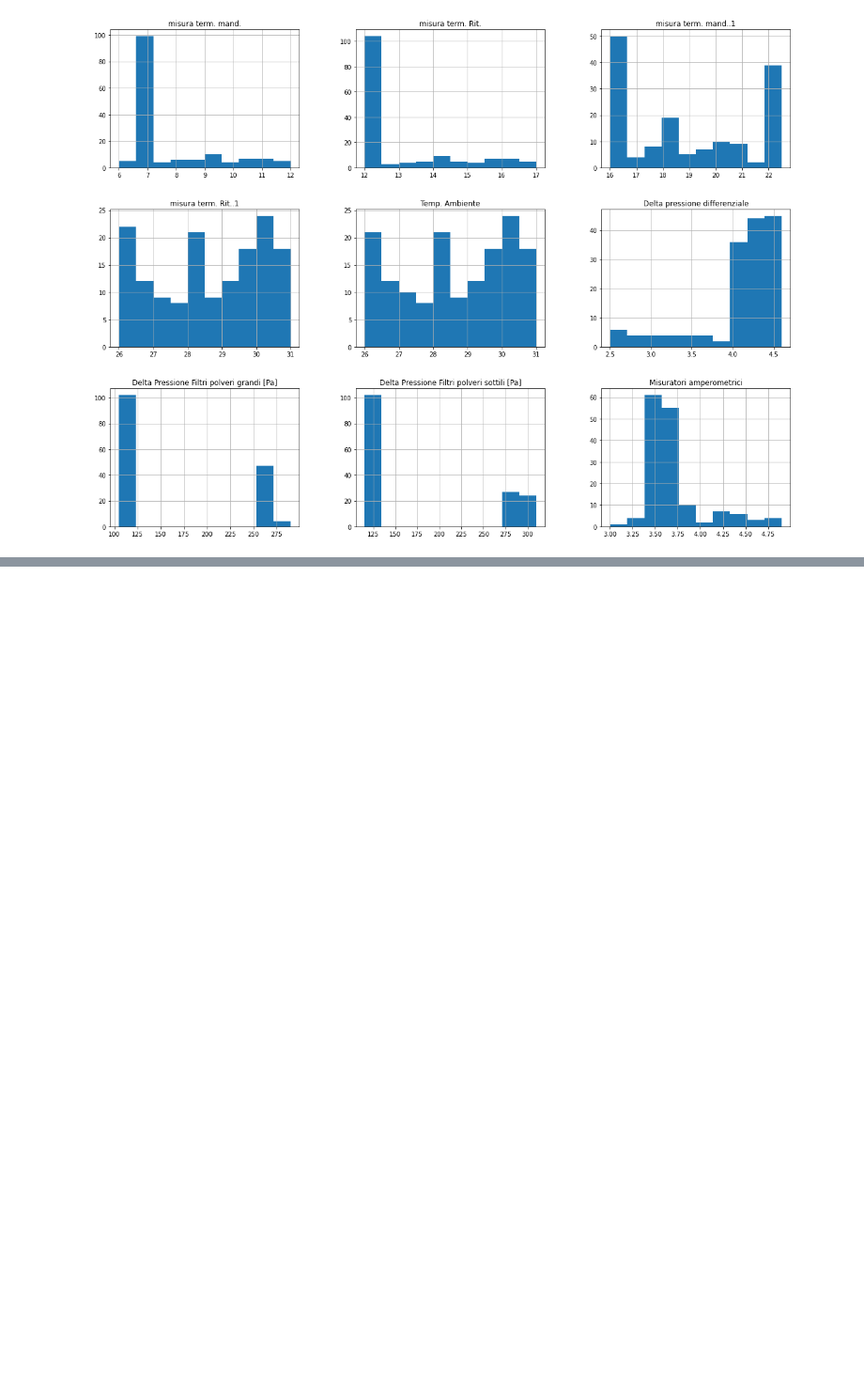
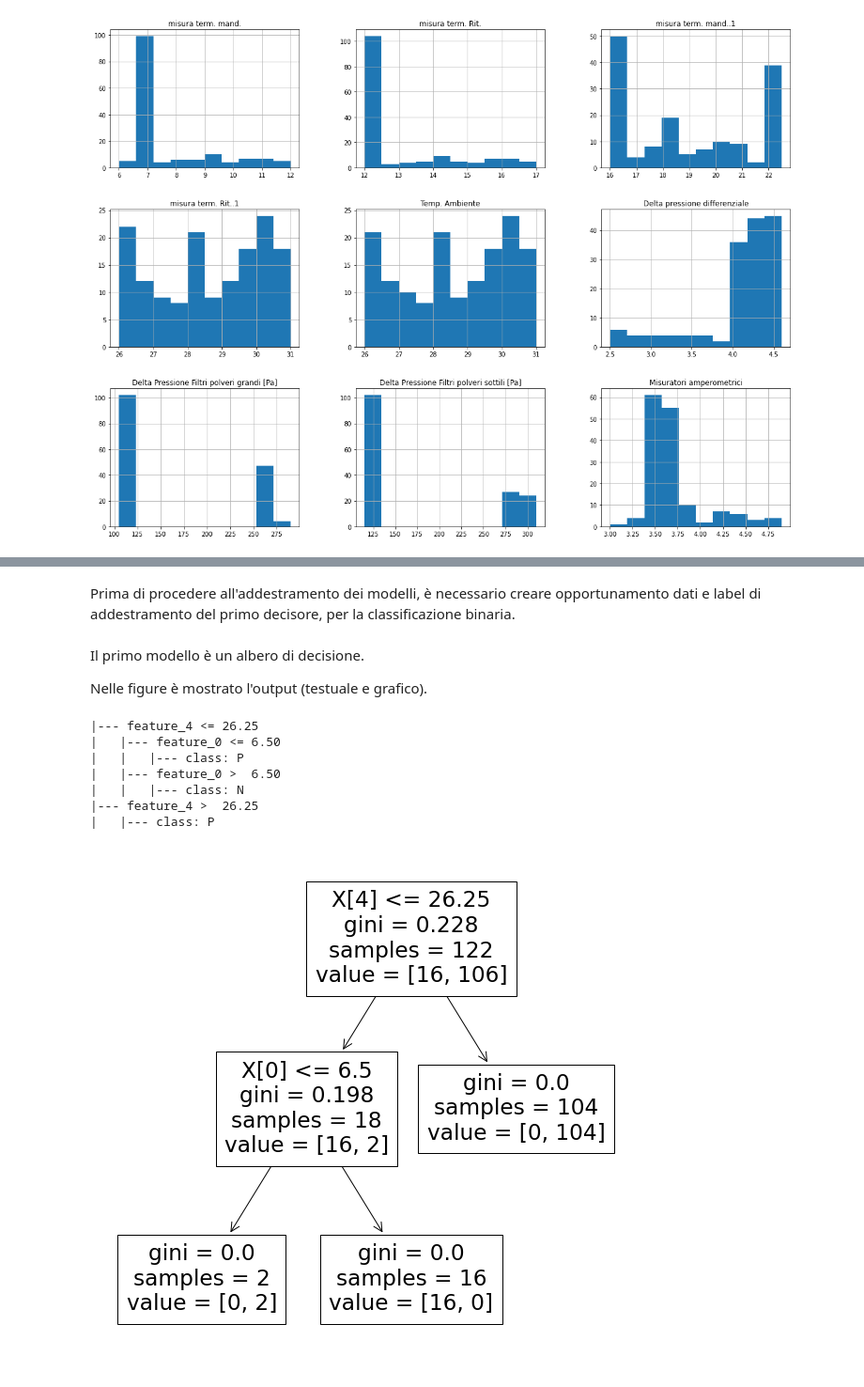
Before and after one commit to leptoquark/MapStore, a Jupyter notebook: frasal.ipynb, the cells around one changed output, grey strips where cells are left out. Shown at 94% size. Cells and saved outputs as stored; diff of their text form; code cells hidden in the pictures; blank space fills up the shorter version.

```diff
--- a/frasal.ipynb
+++ b/frasal.ipynb
@@ -146,0 +157,35 @@ print(text_representation)
+# %% [markdown]
+Prima di procedere all'addestramento dei modelli, è necessario creare opportunamento dati e label di addestramento del primo decisore, per la classificazione binaria.
+# %%
+training_data_01 = train_set.drop("Classe",axis=1)
+training_data_01 = training_data_01.drop("Classe N/P",axis=1)
+training_data_01 = training_data_01.values
+training_label_01 = train_set["Classe N/P"].copy()
+
+test_data_01  = test_set.drop("Classe",axis=1)
+test_data_01  = test_data_01.drop("Classe N/P",axis=1)
+test_data_01  = test_data_01.values
+test_label_01 = test_set["Classe N/P"].copy()
+# %% [markdown]
+Il primo modello è un albero di decisione.
+
+Nelle figure è mostrato l'output (testuale e grafico).
+# %%
+from sklearn import tree
+
+tree_clf_01 = tree.DecisionTreeClassifier()
+tree_clf_01 = tree_clf_01.fit(training_data_01, training_label_01)
+
+text_representation = tree.export_text(tree_clf_01)
+print(text_representation)
+fig = plt.figure(figsize=(10,10))
+_ = tree.plot_tree(tree_clf_01)
+# %% [output]
+|--- feature_4 <= 26.25
+|   |--- feature_0 <= 6.50
+|   |   |--- class: P
+|   |--- feature_0 >  6.50
+|   |   |--- class: N
+|--- feature_4 >  26.25
+|   |--- class: P
+[figure, added]
```
Also changed, not shown: parts of 37 cells of this notebook.
